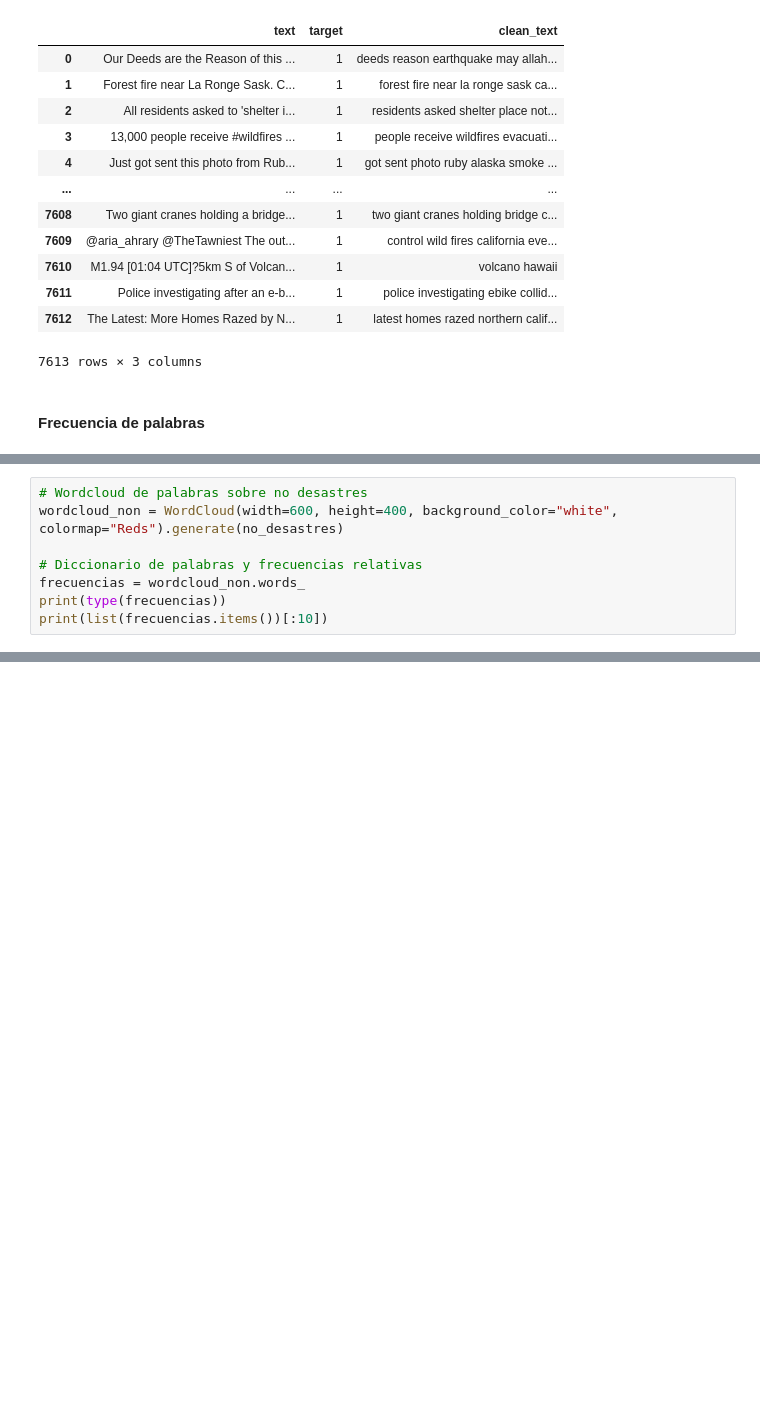
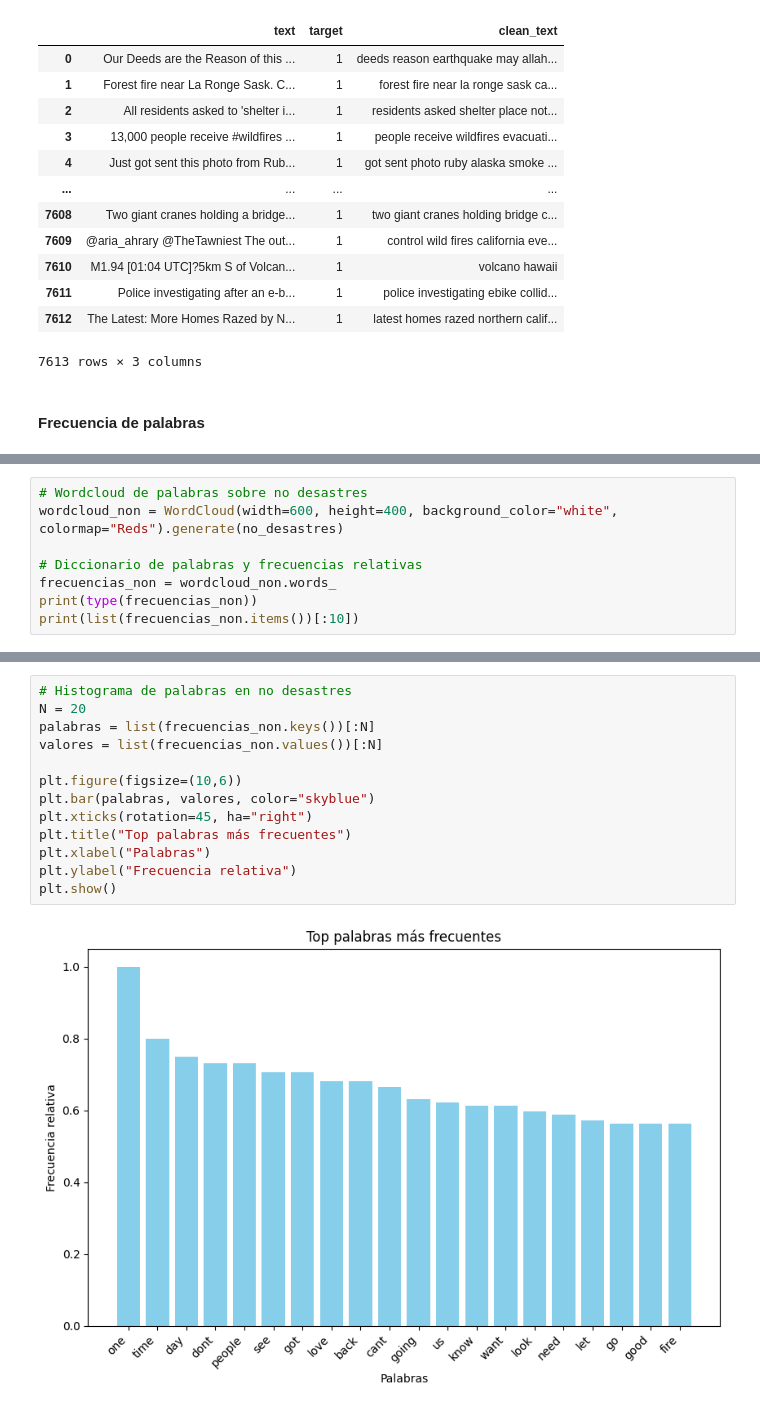
Before and after one commit to Disotoo/DS-Lab-5, a Jupyter notebook: Lab5.ipynb, the cells around one changed output, grey strips where cells are left out. Saved outputs shown, nothing was run; the diff lists cells and outputs as text; blank space fills up the shorter version.

```diff
--- a/Lab5.ipynb
+++ b/Lab5.ipynb
@@ -161,8 +171,8 @@ print(list(frecuencias.items())[:10])
 wordcloud_non = WordCloud(width=600, height=400, background_color="white", colormap="Reds").generate(no_desastres)
 
 # Diccionario de palabras y frecuencias relativas
-frecuencias = wordcloud_non.words_
-print(type(frecuencias))
-print(list(frecuencias.items())[:10])
+frecuencias_non = wordcloud_non.words_
+print(type(frecuencias_non))
+print(list(frecuencias_non.items())[:10])
 # %% [output]
 <class 'dict'>
@@ -278,0 +251,15 @@ Top 20 bigramas:
+# %%
+# Histograma de palabras en no desastres
+N = 20
+palabras = list(frecuencias_non.keys())[:N]
+valores = list(frecuencias_non.values())[:N]
+
+plt.figure(figsize=(10,6))
+plt.bar(palabras, valores, color="skyblue")
+plt.xticks(rotation=45, ha="right")
+plt.title("Top palabras más frecuentes")
+plt.xlabel("Palabras")
+plt.ylabel("Frecuencia relativa")
+plt.show()
+# %% [output]
+[figure, added]
```
Also changed, not shown: parts of 28 cells of this notebook.
